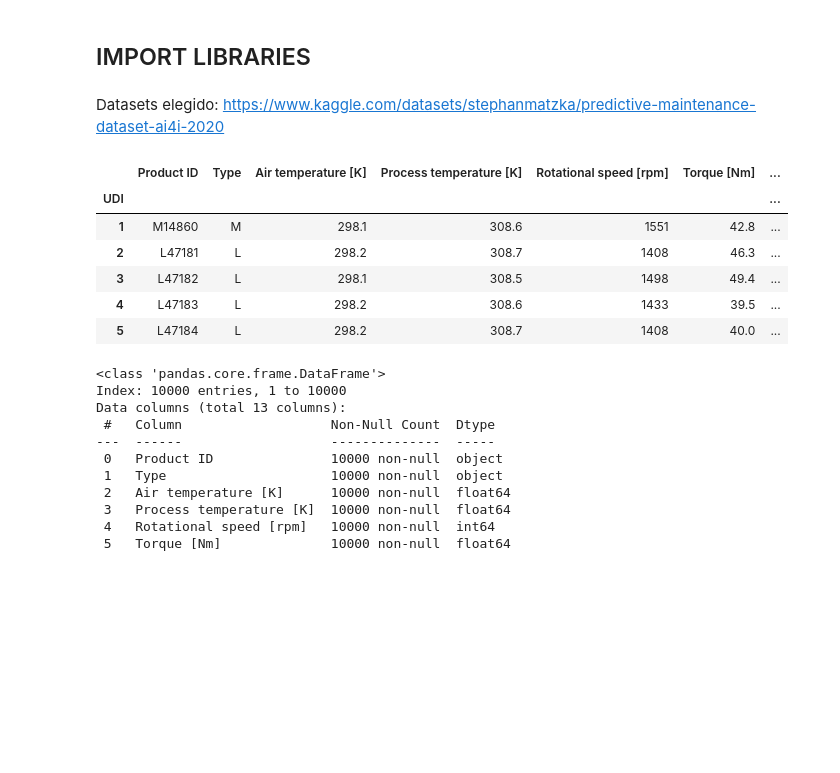
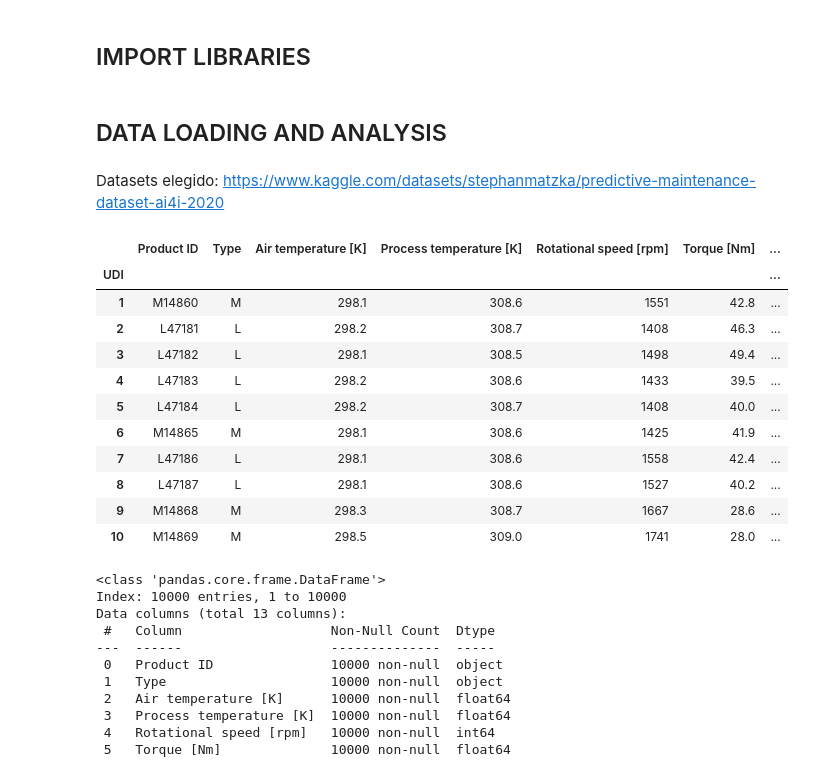
Before and after one commit to Danielgarpra/Milling_failure_prediction_ML, a Jupyter notebook: milling_projet.ipynb, the cells around one changed output. Cells and saved outputs as stored; diff of their text form; code cells hidden in the pictures; blank space fills up the shorter version.

```diff
--- a/milling_projet.ipynb
+++ b/milling_projet.ipynb
@@ -121,17 +115,24 @@ from imblearn.under_sampling import RandomUnderSampler
+# %% [markdown]
+## DATA LOADING AND ANALYSIS
 # %% [markdown]
 Datasets elegido: https://www.kaggle.com/datasets/stephanmatzka/predictive-maintenance-dataset-ai4i-2020
 # %%
 df=pd.read_csv('./data/ai4i2020.csv',index_col=0)
 # %%
-df.head(5)
+df.head(10)
 # %% [output]
 |  | Product ID | Type | Air temperature [K] | Process temperature [K] | Rotational speed [rpm] | Torque [Nm] | ... |
 | UDI |  |  |  |  |  |  | ... |
 | 1 | M14860 | M | 298.1 | 308.6 | 1551 | 42.8 | ... |
 | 2 | L47181 | L | 298.2 | 308.7 | 1408 | 46.3 | ... |
 | 3 | L47182 | L | 298.1 | 308.5 | 1498 | 49.4 | ... |
 | 4 | L47183 | L | 298.2 | 308.6 | 1433 | 39.5 | ... |
 | 5 | L47184 | L | 298.2 | 308.7 | 1408 | 40.0 | ... |
+| 6 | M14865 | M | 298.1 | 308.6 | 1425 | 41.9 | ... |
+| 7 | L47186 | L | 298.1 | 308.6 | 1558 | 42.4 | ... |
+| 8 | L47187 | L | 298.1 | 308.6 | 1527 | 40.2 | ... |
+| 9 | M14868 | M | 298.3 | 308.7 | 1667 | 28.6 | ... |
+| 10 | M14869 | M | 298.5 | 309.0 | 1741 | 28.0 | ... |
 # %%
 df.info()
 # %% [output]
```
Also changed, not shown: parts of 94 cells of this notebook, 2 other files.
